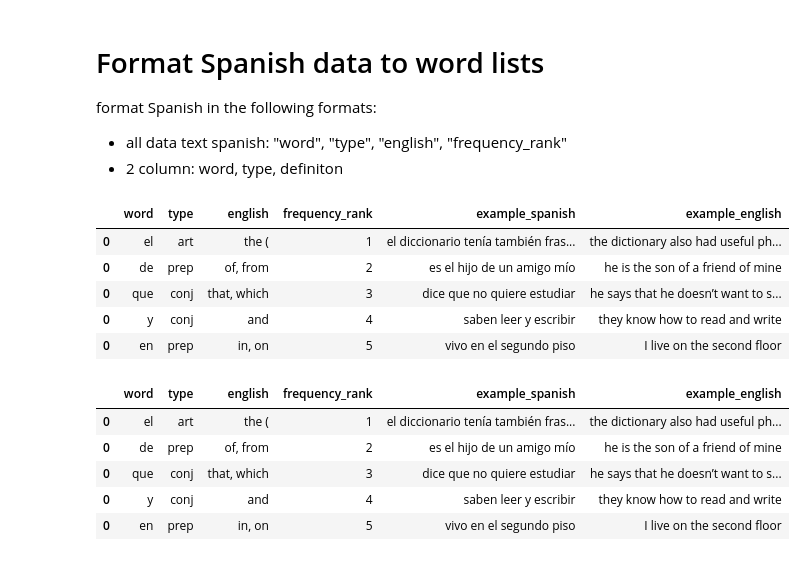
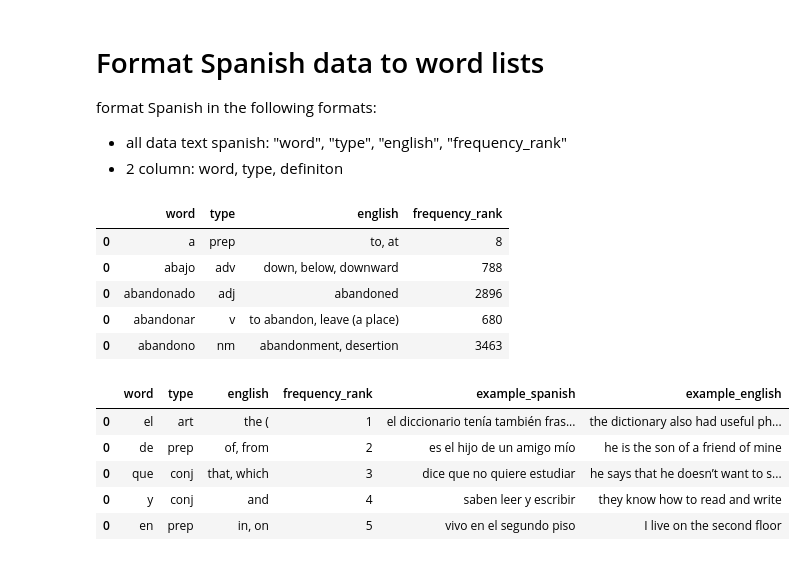
Before and after one commit to sogladev/words, a Jupyter notebook: spanish/format.ipynb, the cells around one changed output. Cells and saved outputs as stored; diff of their text form; code cells hidden in the pictures.

```diff
--- a/spanish/format.ipynb
+++ b/spanish/format.ipynb
@@ -10,15 +10,15 @@ import os
 import re
 # %%
 DATASET = 'spanish_5000'
-df = pd.read_pickle(f"./data/spanish2.pkl")
+df = pd.read_pickle(f"./data/spanish.pkl")
 df.head()
 # %% [output]
-|  | word | type | english | frequency_rank | example_spanish | example_english |
-| 0 | el | art | the ( | 1 | el diccionario tenía también fras... | the dictionary also had useful ph... |
-| 0 | de | prep | of, from | 2 | es el hijo de un amigo mío | he is the son of a friend of mine |
-| 0 | que | conj | that, which | 3 | dice que no quiere estudiar | he says that he doesn’t want to s... |
-| 0 | y | conj | and | 4 | saben leer y escribir | they know how to read and write |
-| 0 | en | prep | in, on | 5 | vivo en el segundo piso | I live on the second floor |
+|  | word | type | english | frequency_rank |
+| 0 | a | prep | to, at | 8 |
+| 0 | abajo | adv | down, below, downward | 788 |
+| 0 | abandonado | adj | abandoned | 2896 |
+| 0 | abandonar | v | to abandon, leave (a place) | 680 |
+| 0 | abandono | nm | abandonment, desertion | 3463 |
 # %%
 df2 = pd.read_pickle(f"./data/spanish2.pkl")
 df2.head()
```
Also changed, not shown: parts of 8 cells of this notebook, 2 other files.
